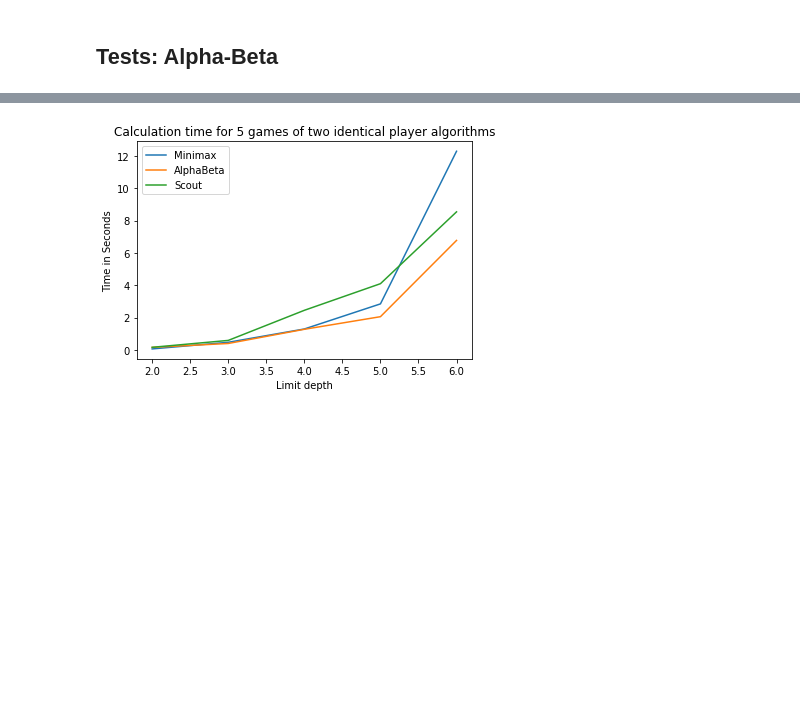
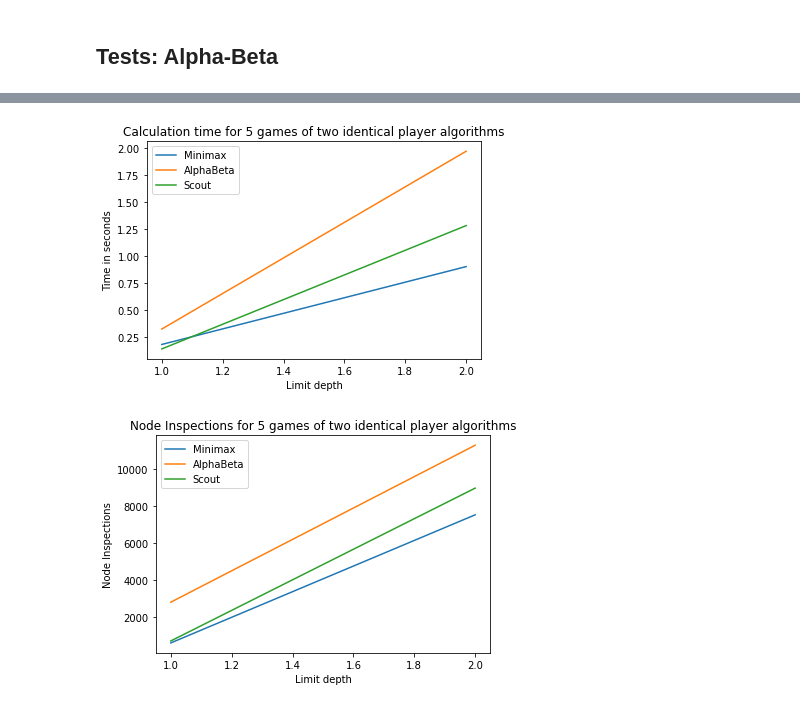
Before and after one commit to insabelter/Kalah, a Jupyter notebook: AIComparisons.ipynb, the cells around one changed output, grey strips where cells are left out. Cells and saved outputs as stored; diff of their text form; code cells hidden in the pictures; blank space fills up the shorter version.

```diff
--- a/AIComparisons.ipynb
+++ b/AIComparisons.ipynb
@@ -61,0 +9,10 @@ Mini wins!
+# %%
+def empty_caches():
+    global Cache
+    Cache = {}
+    global gCache
+    gCache = {}
+    global Cache_test
+    Cache_test = {}
+    global Cache_eval
+    Cache_eval = {}
@@ -358,0 +269,2 @@ print(game.state)
+# %%
+limits = [1,2,3,4,5]
@@ -358,0 +292,29 @@ print(game.state)
+# %%
+def draw_plots(times, counts):
+    global limits
+
+    plt.title('Calculation time for 5 games of two identical player algorithms')
+    plt.xlabel('Limit depth')
+    plt.ylabel('Time in seconds')
+
+    plt.plot(limits, times[0], label="Minimax")
+    plt.plot(limits, times[1], label="AlphaBeta")
+    plt.plot(limits, times[2], label="Scout")
+
+    plt.legend(loc='upper left', frameon=True)
+
+    # Diagramm anzeigen:
+    plt.show()
+
+    plt.title('Node Inspections for 5 games of two identical player algorithms')
+    plt.xlabel('Limit depth')
+    plt.ylabel('Node Inspections')
+
+    plt.plot(limits, counts[0], label="Minimax")
+    plt.plot(limits, counts[1], label="AlphaBeta")
+    plt.plot(limits, counts[2], label="Scout")
+
+    plt.legend(loc='upper left', frameon=True)
+
+    # Diagramm anzeigen:
+    plt.show()
@@ -423,21 +340,10 @@ plt.show()
-# %%
-import matplotlib as mlp
-import matplotlib.pyplot as plt
-
-plt.title('Calculation time for 5 games of two identical player algorithms')
-plt.xlabel('Limit depth')
-plt.ylabel('Time in Seconds')
-
-plt.plot(limits, mini_times, label="Minimax")
-plt.plot(limits, alphabeta_times, label="AlphaBeta")
-plt.plot(limits, scout_times, label="Scout")
-
-plt.legend(loc='upper left', frameon=True)
-
-# Diagramm anzeigen:
-plt.show()
-# %% [output]
-[figure, removed]
+# %%
+times, counts = test_AIs()
+# %%
+draw_plots(times, counts)
+# %% [output]
+[figure, added]
+[figure, added]
 # %% [markdown]
 <a style='text-decoration:none;line-height:16px;display:flex;color:#5B5B62;padding:10px;justify-content:end;' href='https://deepnote.com?utm_source=created-in-deepnote-cell&projectId=b91c3ea7-d814-439b-837a-72fdc90697b1' target="_blank">
 <img alt='Created in deepnote.com' style='display:inline;max-height:16px;margin:0px;margin-right:7.5px;' src='embedded-picture-1' > </img>
```
Also changed, not shown: parts of 105 cells of this notebook, 6 other files.
